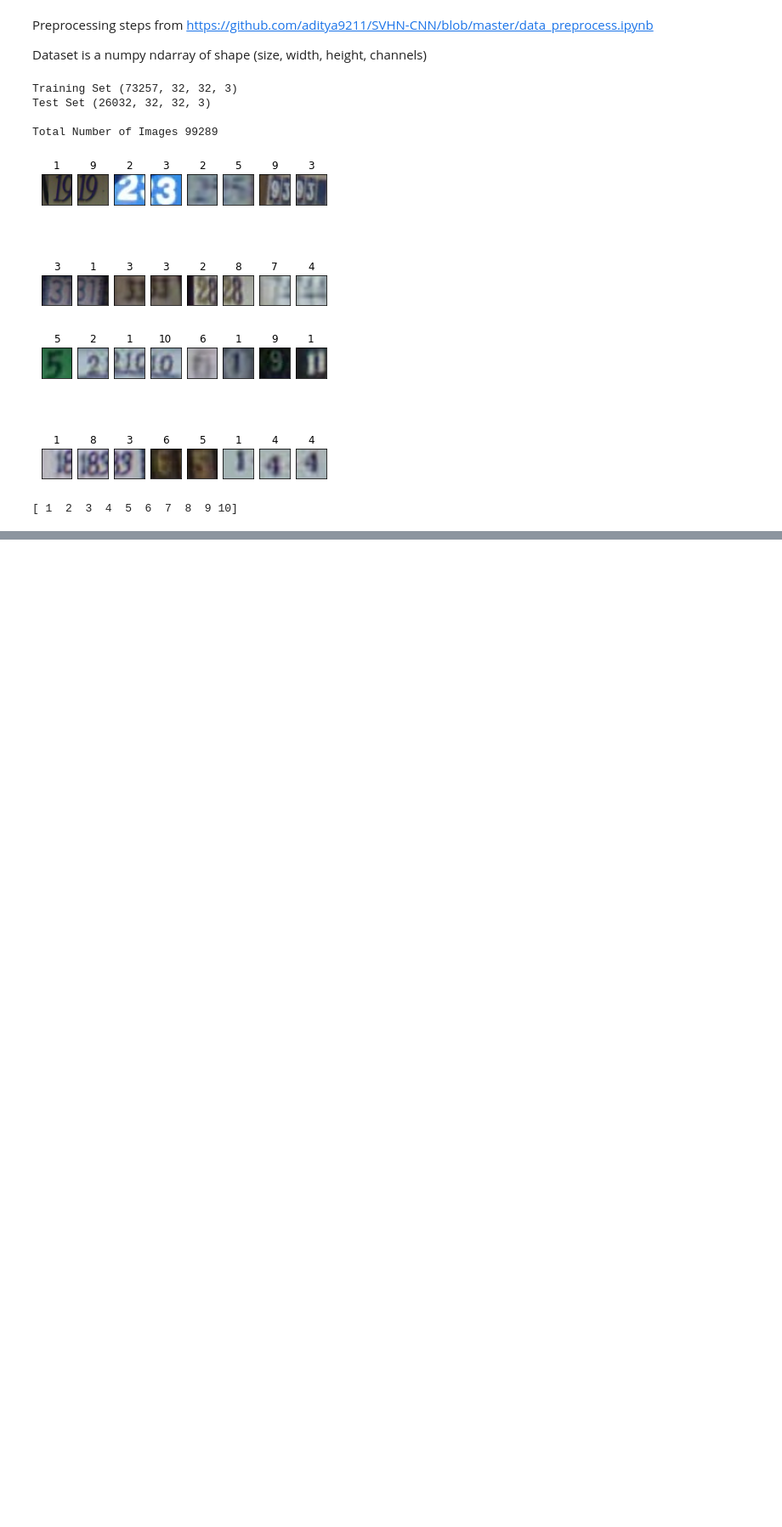
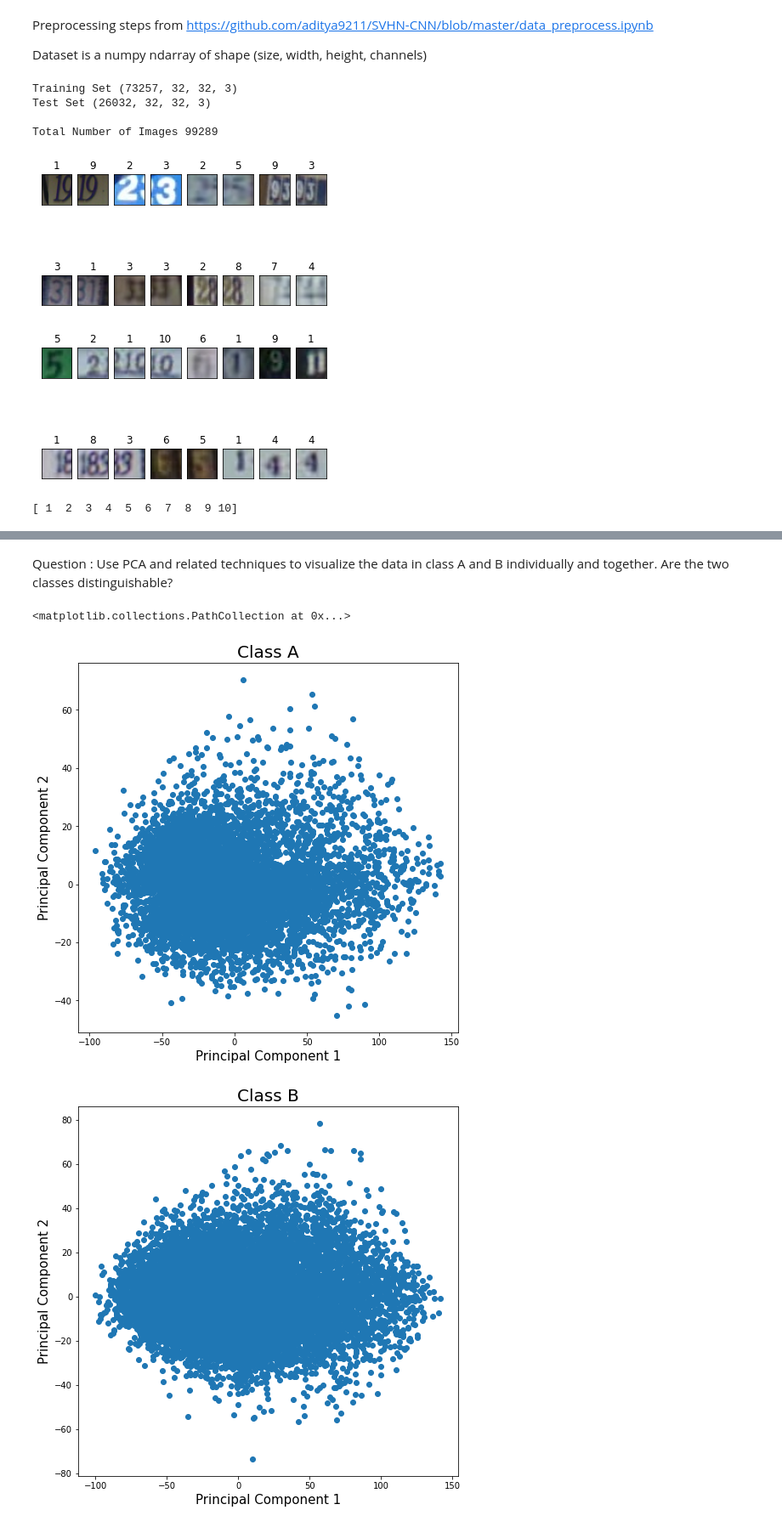
Before and after one commit to tatami-galaxy/DS-503, a Jupyter notebook: assignments/A1/DS503_Assignment1_Q1.ipynb, the cells around one changed output, grey strips where cells are left out. Shown: that part at 85% size. Drawn from its saved outputs; the diff is of its cells as text; code cells hidden in the pictures; blank space fills up the shorter version.

```diff
--- a/assignments/A1/DS503_Assignment1_Q1.ipynb
+++ b/assignments/A1/DS503_Assignment1_Q1.ipynb
@@ -69,6 +93,8 @@ plot_images(X_test, y_test, 2, 8)
 [figure]
 # %%
 # to check unique labels
-print(np.unique(y_train))
+classes = np.unique(y_train)
+num_classes = len(classes)
+print(classes)
 # %% [output]
 [ 1  2  3  4  5  6  7  8  9 10]
@@ -77,0 +176,37 @@ print(np.unique(y_train))
+# %%
+# standardizing with sklearn
+scaler = preprocessing.StandardScaler()
+scaled_classes = [scaler.fit(x).transform(x) for x in x_by_class]
+# %% [markdown]
+Question : Use PCA and related techniques to visualize  the  data  in  class  A  and  B
+individually and together. Are the two classes distinguishable?
+# %%
+# class A refers to the class with minimum total variance
+A = scaled_classes[min_class - 1]
+
+# class B refers to the class with maximum total variance
+B = scaled_classes[max_class - 1]
+
+# applying PCA with 2 principal components
+pca = PCA(n_components=2)
+pcompsA = pca.fit_transform(A)
+pcompsB = pca.fit_transform(B)
+
+# plotting separately
+fig = plt.figure(figsize = (8,8))
+ax = fig.add_subplot(1,1,1)
+ax.set_xlabel('Principal Component 1', fontsize = 15)
+ax.set_ylabel('Principal Component 2', fontsize = 15)
+ax.set_title('Class A', fontsize = 20)
+ax.scatter(pcompsA[:, 0], pcompsA[:, 1])
+
+fig = plt.figure(figsize = (8,8))
+ax = fig.add_subplot(1,1,1)
+ax.set_xlabel('Principal Component 1', fontsize = 15)
+ax.set_ylabel('Principal Component 2', fontsize = 15)
+ax.set_title('Class B', fontsize = 20)
+ax.scatter(pcompsB[:, 0], pcompsB[:, 1])
+# %% [output]
+<matplotlib.collections.PathCollection at 0x...>
+[figure, added]
+[figure, added]
```
Also changed, not shown: parts of 26 cells of this notebook, 2 other files.
